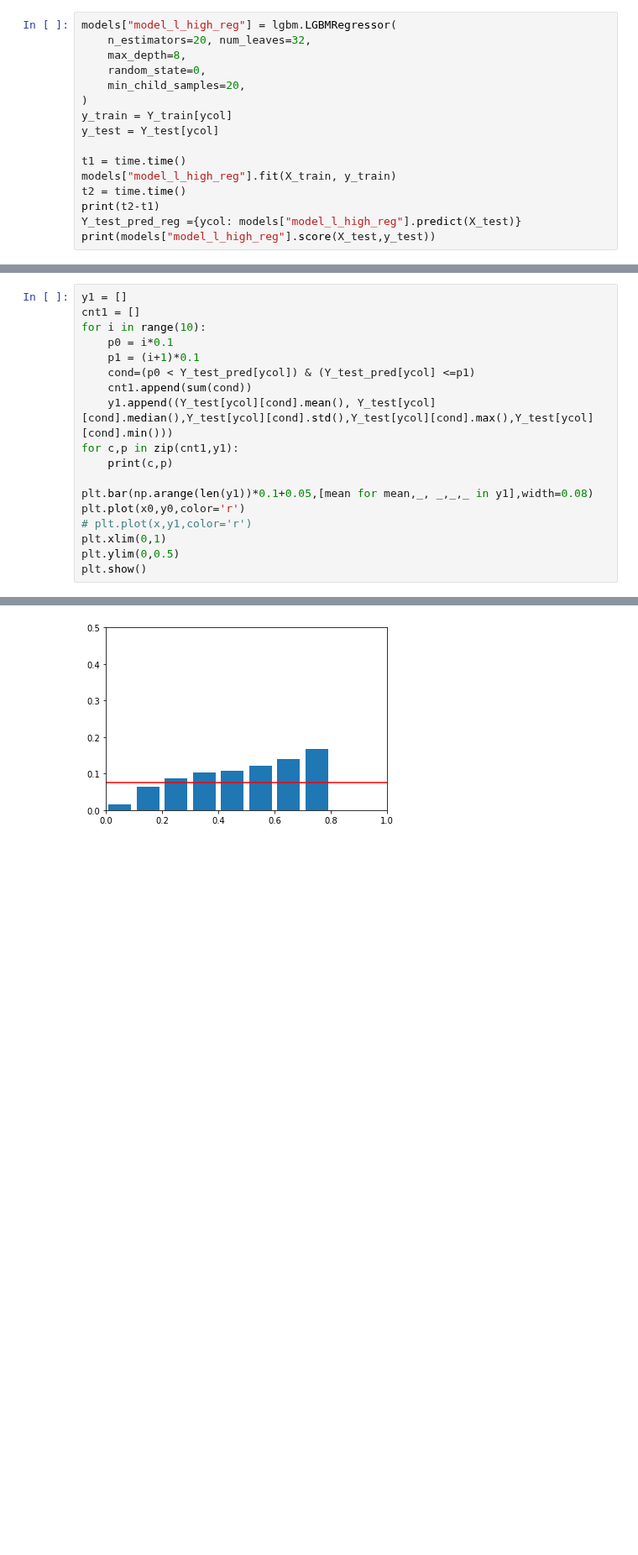
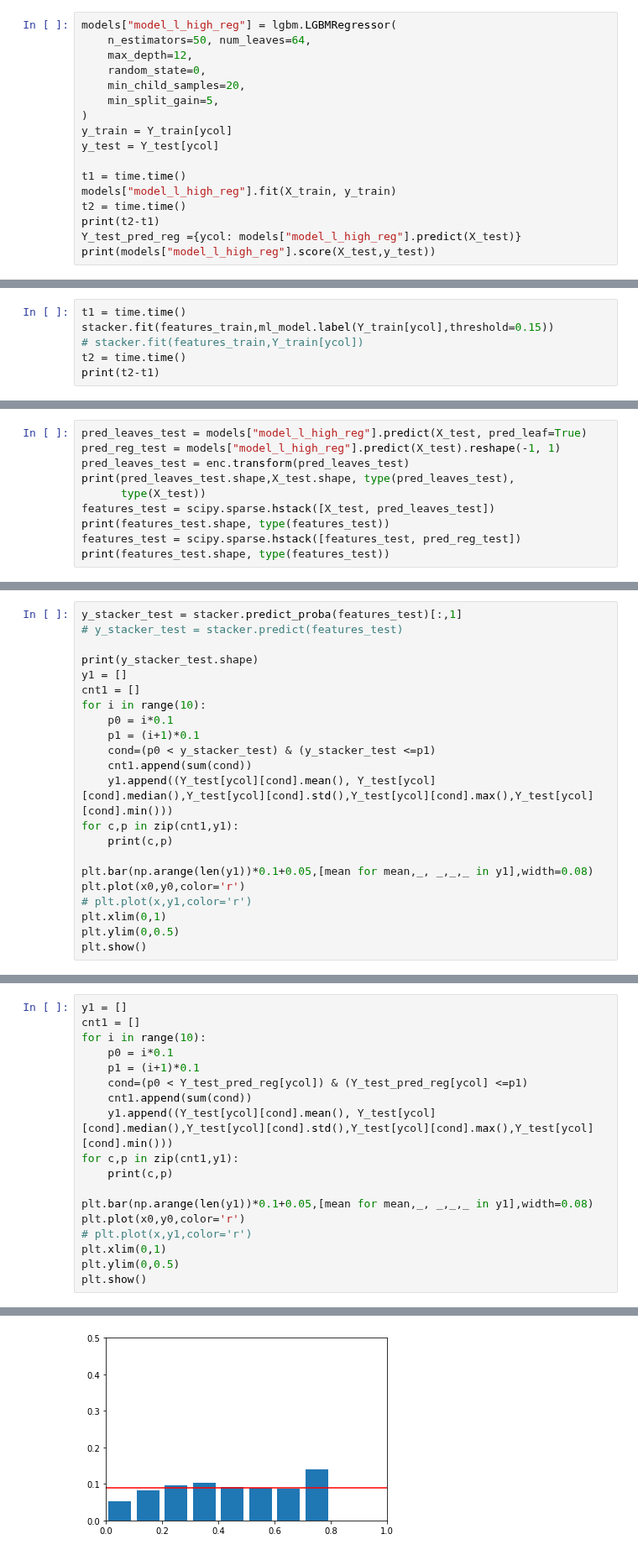
Before and after one commit to Bantorra0/Quant, a Jupyter notebook: test_clf.ipynb, the cells around one changed output, grey strips where cells are left out. Shown at 84% size. Cells and saved outputs as stored; diff of their text form; blank space fills up the shorter version.

```diff
--- a/test_clf.ipynb
+++ b/test_clf.ipynb
@@ -179,9 +205,10 @@ print(sum(cond),Y_test[ycol][cond].mean(), Y_test[ycol][cond].median(),Y_test[yc
 # %%
 models["model_l_high_reg"] = lgbm.LGBMRegressor(
-    n_estimators=20, num_leaves=32,
-    max_depth=8,
+    n_estimators=50, num_leaves=64,
+    max_depth=12,
     random_state=0,
     min_child_samples=20,
+    min_split_gain=5,
 )
 y_train = Y_train[ycol]
 y_test = Y_test[ycol]
@@ -197,0 +274,6 @@ print(models["model_l_high_reg"].score(X_test,y_test))
+# %%
+t1 = time.time()
+stacker.fit(features_train,ml_model.label(Y_train[ycol],threshold=0.15))
+# stacker.fit(features_train,Y_train[ycol])
+t2 = time.time()
+print(t2-t1)
@@ -197,0 +293,10 @@ print(models["model_l_high_reg"].score(X_test,y_test))
+# %%
+pred_leaves_test = models["model_l_high_reg"].predict(X_test, pred_leaf=True)
+pred_reg_test = models["model_l_high_reg"].predict(X_test).reshape(-1, 1)
+pred_leaves_test = enc.transform(pred_leaves_test)
+print(pred_leaves_test.shape,X_test.shape, type(pred_leaves_test),
+      type(X_test))
+features_test = scipy.sparse.hstack([X_test, pred_leaves_test])
+print(features_test.shape, type(features_test))
+features_test = scipy.sparse.hstack([features_test, pred_reg_test])
+print(features_test.shape, type(features_test))
@@ -197,0 +316,22 @@ print(models["model_l_high_reg"].score(X_test,y_test))
+# %%
+y_stacker_test = stacker.predict_proba(features_test)[:,1]
+# y_stacker_test = stacker.predict(features_test)
+
+print(y_stacker_test.shape)
+y1 = []
+cnt1 = []
+for i in range(10):
+    p0 = i*0.1
+    p1 = (i+1)*0.1
+    cond=(p0 < y_stacker_test) & (y_stacker_test <=p1)
+    cnt1.append(sum(cond))
+    y1.append((Y_test[ycol][cond].mean(), Y_test[ycol][cond].median(),Y_test[ycol][cond].std(),Y_test[ycol][cond].max(),Y_test[ycol][cond].min()))
+for c,p in zip(cnt1,y1):
+    print(c,p)
+
+plt.bar(np.arange(len(y1))*0.1+0.05,[mean for mean,_, _,_,_ in y1],width=0.08)
+plt.plot(x0,y0,color='r')
+# plt.plot(x,y1,color='r')
+plt.xlim(0,1)
+plt.ylim(0,0.5)
+plt.show()
@@ -201,7 +354,7 @@ cnt1 = []
 for i in range(10):
     p0 = i*0.1
     p1 = (i+1)*0.1
-    cond=(p0 < Y_test_pred[ycol]) & (Y_test_pred[ycol] <=p1)
+    cond=(p0 < Y_test_pred_reg[ycol]) & (Y_test_pred_reg[ycol] <=p1)
     cnt1.append(sum(cond))
     y1.append((Y_test[ycol][cond].mean(), Y_test[ycol][cond].median(),Y_test[ycol][cond].std(),Y_test[ycol][cond].max(),Y_test[ycol][cond].min()))
 for c,p in zip(cnt1,y1):
@@ -225,3 +378,3 @@ plt.show()
 0 (nan, nan, nan, nan, nan)
 0 (nan, nan, nan, nan, nan)
-[figure, old version]
+[figure, new version]
```
Also changed, not shown: parts of 14 cells of this notebook, 6 other files.
